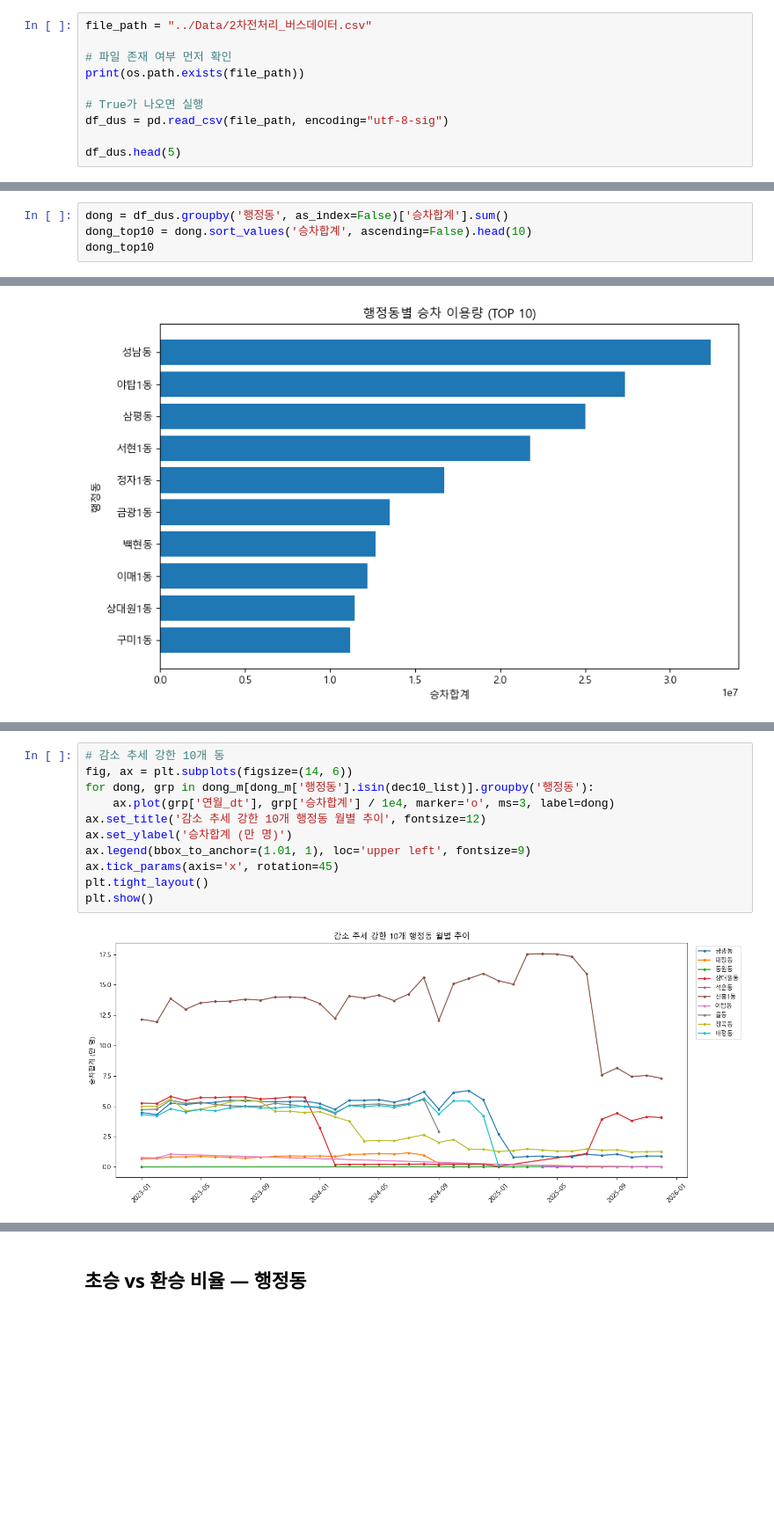
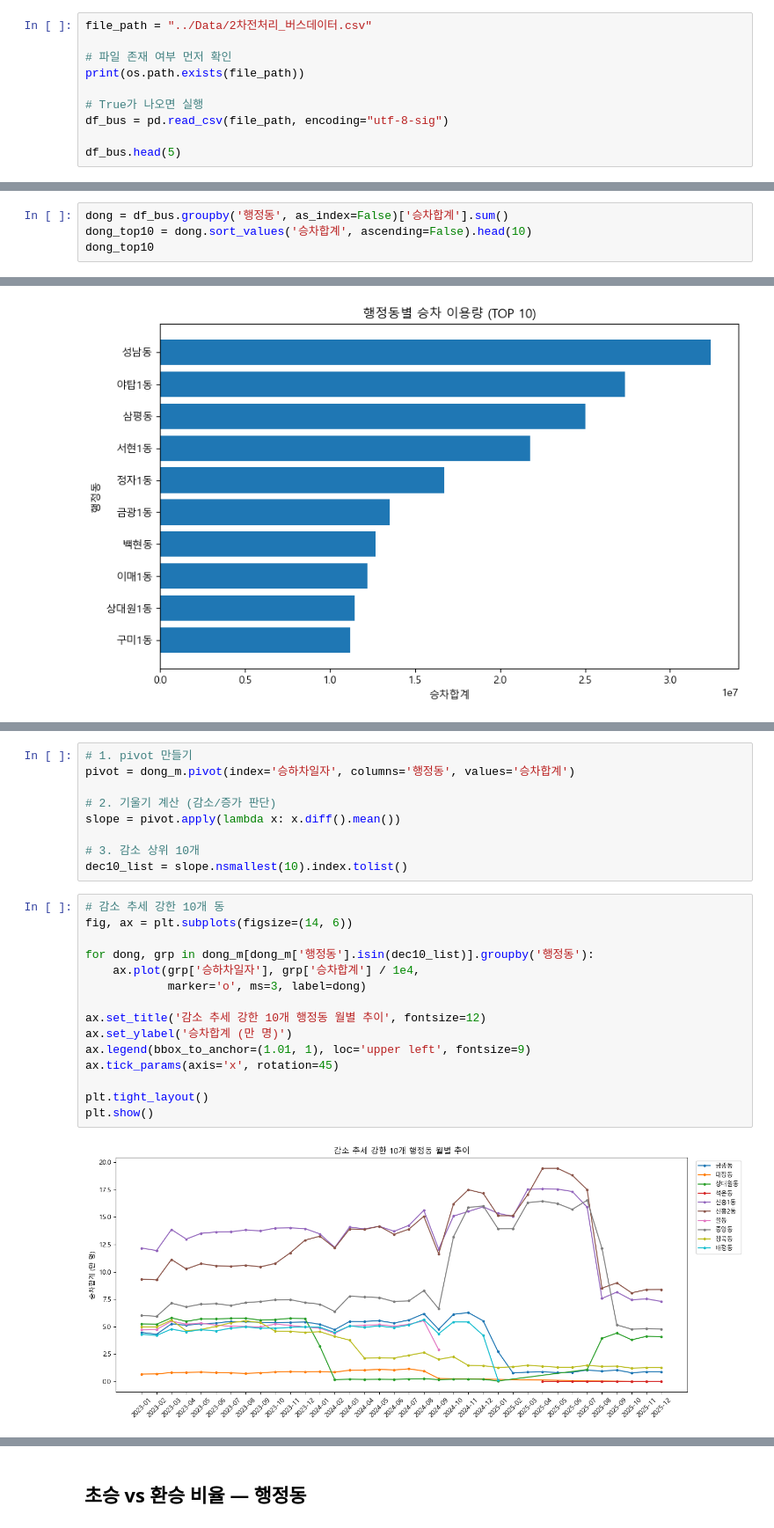
Before and after one commit to bulsajo1/final_project, a Jupyter notebook: sungju/EDA_교통.ipynb, the cells around one changed output, grey strips where cells are left out. Shown at 88% size. Drawn from its saved outputs; the diff is of its cells as text; blank space fills up the shorter version.

```diff
--- a/sungju/EDA_교통.ipynb
+++ b/sungju/EDA_교통.ipynb
@@ -9,9 +9,9 @@ file_path = "../Data/2차전처리_버스데이터.csv"
 print(os.path.exists(file_path))
 
 # True가 나오면 실행
-df_dus = pd.read_csv(file_path, encoding="utf-8-sig")
+df_bus = pd.read_csv(file_path, encoding="utf-8-sig")
 
-df_dus.head(5)
+df_bus.head(5)
 # %% [output]
 True
 |  | 승하차일자 | 관할관청 | 행정동 | 정류소ID | 정류소번호 | 정류소명 | 승차합계 | 초승 | 환승 | 하차 |
@@ -83,5 +42,5 @@ top10.sort_values('승차합계', ascending=False).head(10)
 # %%
-dong = df_dus.groupby('행정동', as_index=False)['승차합계'].sum()
+dong = df_bus.groupby('행정동', as_index=False)['승차합계'].sum()
 dong_top10 = dong.sort_values('승차합계', ascending=False).head(10)
 dong_top10
 # %% [output]
@@ -177,13 +118,26 @@ plt.show()
+# %%
+# 1. pivot 만들기
+pivot = dong_m.pivot(index='승하차일자', columns='행정동', values='승차합계')
+
+# 2. 기울기 계산 (감소/증가 판단)
+slope = pivot.apply(lambda x: x.diff().mean())
+
+# 3. 감소 상위 10개
+dec10_list = slope.nsmallest(10).index.tolist()
 # %%
 # 감소 추세 강한 10개 동
 fig, ax = plt.subplots(figsize=(14, 6))
+
 for dong, grp in dong_m[dong_m['행정동'].isin(dec10_list)].groupby('행정동'):
-    ax.plot(grp['연월_dt'], grp['승차합계'] / 1e4, marker='o', ms=3, label=dong)
+    ax.plot(grp['승하차일자'], grp['승차합계'] / 1e4,
+            marker='o', ms=3, label=dong)
+
 ax.set_title('감소 추세 강한 10개 행정동 월별 추이', fontsize=12)
 ax.set_ylabel('승차합계 (만 명)')
 ax.legend(bbox_to_anchor=(1.01, 1), loc='upper left', fontsize=9)
 ax.tick_params(axis='x', rotation=45)
+
 plt.tight_layout()
 plt.show()
 # %% [output]
-[figure, old version]
+[figure, new version]
```
Also changed, not shown: parts of 16 cells of this notebook, 1 other file.
